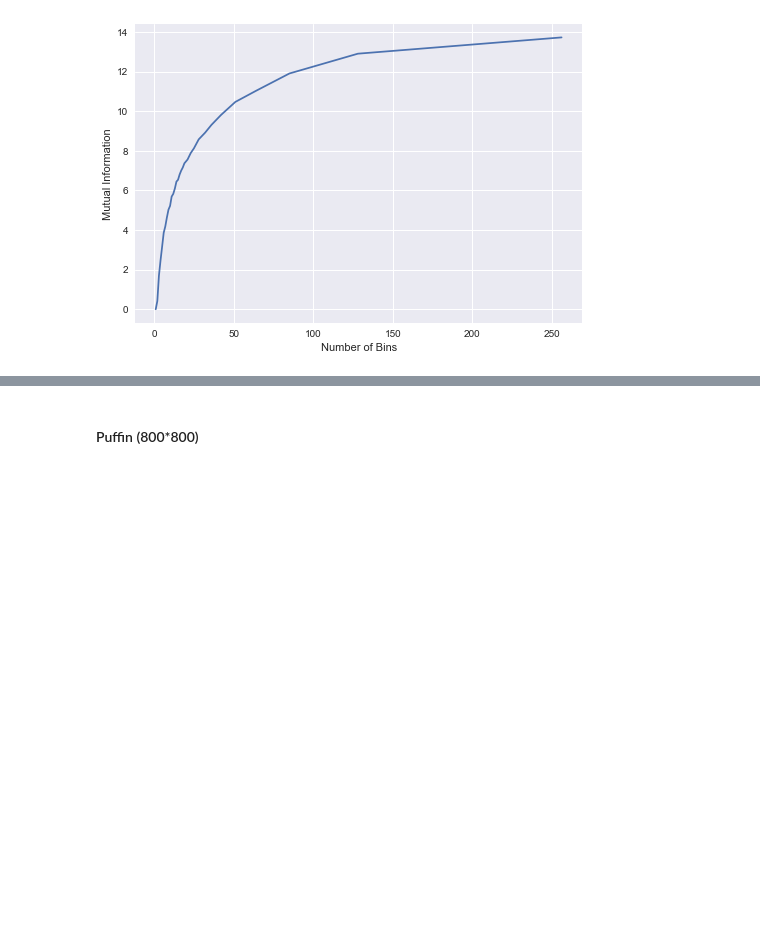
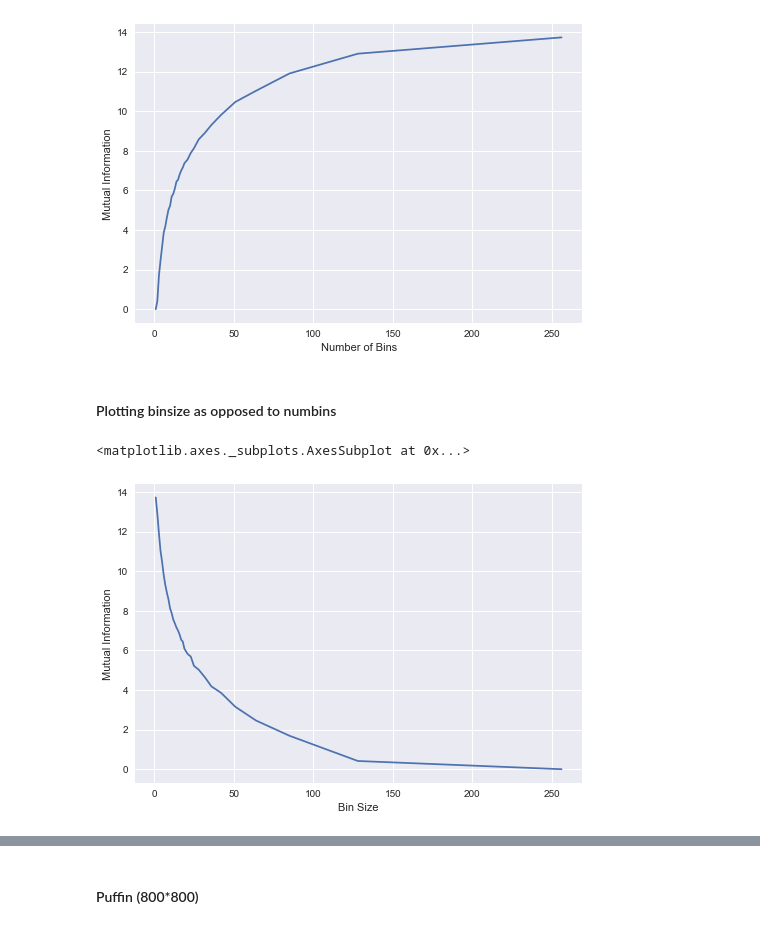
Before and after one commit to otmanesabir/ImgProc, a Jupyter notebook: Mutual Information/src/explore.ipynb, the cells around one changed output, grey strips where cells are left out. Cells and saved outputs as stored; diff of their text form; code cells hidden in the pictures; blank space fills up the shorter version.

```diff
--- a/Mutual Information/src/explore.ipynb
+++ b/Mutual Information/src/explore.ipynb
@@ -131,3 +131,15 @@ sns.lineplot(x, y)
 # %% [output]
 <matplotlib.axes._subplots.AxesSubplot at 0x...>
 [figure]
+# %% [markdown]
+#### Plotting binsize as opposed to numbins
+# %%
+mis = binSizeChangeAlt(flower)
+x, y = zip(*(sorted(mis.items())))
+fig = plt.figure()
+plt.ylabel('Mutual Information')
+plt.xlabel('Bin Size')
+sns.lineplot([int(256/i) for i in x], y)
+# %% [output]
+<matplotlib.axes._subplots.AxesSubplot at 0x...>
+[figure, added]
```
Also changed, not shown: parts of 2 cells of this notebook.
